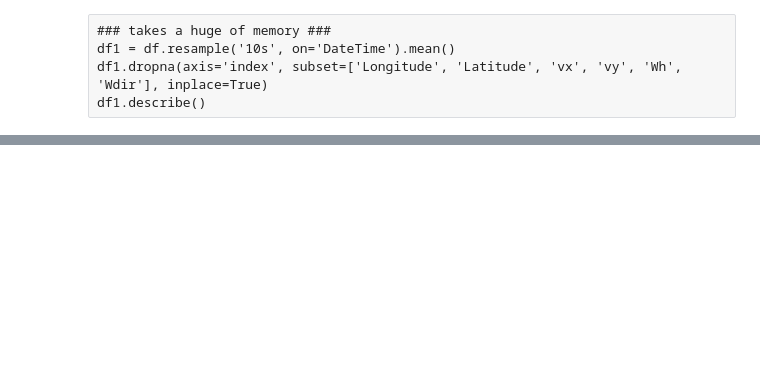
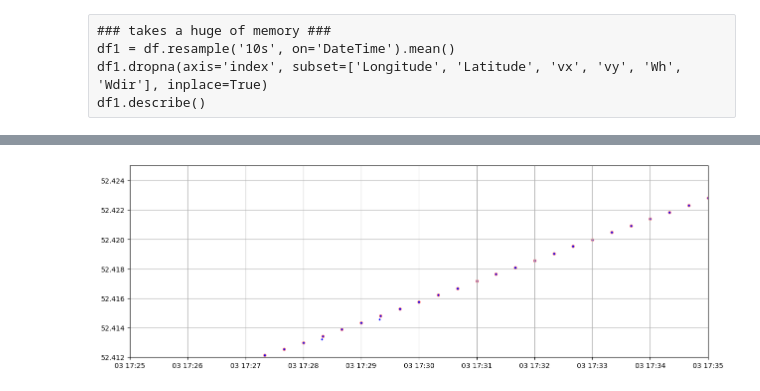
Before and after one commit to pestunov/BaikalDataHandler, a Jupyter notebook: readMeteo.ipynb, the cells around one changed output, grey strips where cells are left out. Cells and saved outputs as stored; diff of their text form; code cells hidden in the pictures; blank space fills up the shorter version.

```diff
--- a/readMeteo.ipynb
+++ b/readMeteo.ipynb
@@ -106,0 +210,8 @@ plt.ylim(0, 200)
+# %%
+plt.scatter('DateTime', 'Latitude', data=df, c='red', s=15, alpha=0.4)
+plt.scatter('DateTime', 'Lat', data=df, c='blue', s=3, alpha=1)
+plt.xlim(pd.to_datetime('2023-06-03 17:25'), pd.to_datetime('2023-06-03 17:35'))
+plt.ylim(52.412, 52.425)
+plt.grid()
+# %% [output]
+[figure, added]
```
Also changed, not shown: parts of 31 cells of this notebook.
